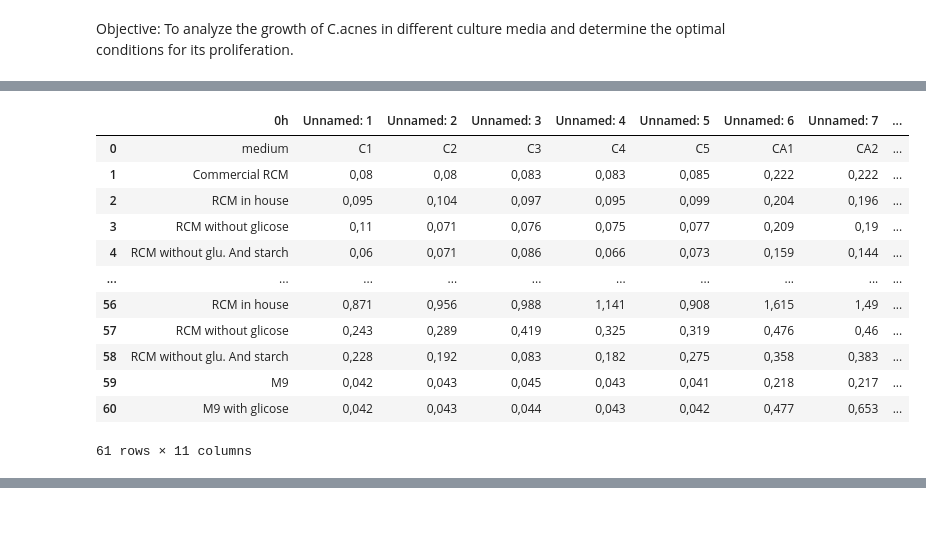
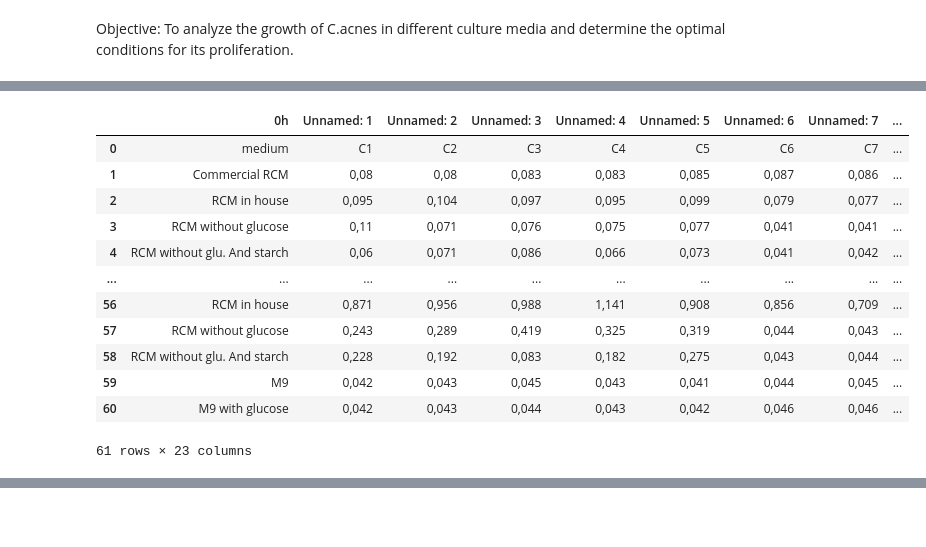
Before and after one commit to Marcosv21/Sialic_Acid_Cross-Feeding-Staphylococcus_aureus_and_Commensals_in_Atopic_Dermatitis., a Jupyter notebook: in_vitro_analysis/growth_analysis.ipynb, the cells around one changed output, grey strips where cells are left out. Saved outputs shown, nothing was run; the diff lists cells and outputs as text; code cells hidden in the pictures.

```diff
--- a/in_vitro_analysis/growth_analysis.ipynb
+++ b/in_vitro_analysis/growth_analysis.ipynb
@@ -32,25 +29,25 @@ Requirement already satisfied: six>=1.5 in ./miniconda3/lib/python3.13/site-pack
 # %%
 # Change growth table
 import pandas as pd
 
-df = pd.read_csv('/home/marcos/in vitro/growth_rcmxm9C.acnes/Experiment1/growth_data.csv', sep=',', decimal=',')
-output = '/home/marcos/in vitro/growth_rcmxm9C.acnes/Experiment1'
+df = pd.read_csv('/home/marcos/in vitro/growth_rcmxm9C.acnes/Experiment/growth_data.csv', sep=',', decimal=',')
+output = '/home/marcos/in vitro/growth_rcmxm9C.acnes/Experiment'
 
 display(df)
 # %% [output]
 |  | 0h | Unnamed: 1 | Unnamed: 2 | Unnamed: 3 | Unnamed: 4 | Unnamed: 5 | Unnamed: 6 | Unnamed: 7 | ... |
-| 0 | medium | C1 | C2 | C3 | C4 | C5 | CA1 | CA2 | ... |
-| 1 | Commercial RCM | 0,08 | 0,08 | 0,083 | 0,083 | 0,085 | 0,222 | 0,222 | ... |
-| 2 | RCM in house | 0,095 | 0,104 | 0,097 | 0,095 | 0,099 | 0,204 | 0,196 | ... |
-| 3 | RCM without glicose | 0,11 | 0,071 | 0,076 | 0,075 | 0,077 | 0,209 | 0,19 | ... |
-| 4 | RCM without glu. And starch | 0,06 | 0,071 | 0,086 | 0,066 | 0,073 | 0,159 | 0,144 | ... |
+| 0 | medium | C1 | C2 | C3 | C4 | C5 | C6 | C7 | ... |
+| 1 | Commercial RCM | 0,08 | 0,08 | 0,083 | 0,083 | 0,085 | 0,087 | 0,086 | ... |
+| 2 | RCM in house | 0,095 | 0,104 | 0,097 | 0,095 | 0,099 | 0,079 | 0,077 | ... |
+| 3 | RCM without glucose | 0,11 | 0,071 | 0,076 | 0,075 | 0,077 | 0,041 | 0,041 | ... |
+| 4 | RCM without glu. And starch | 0,06 | 0,071 | 0,086 | 0,066 | 0,073 | 0,041 | 0,042 | ... |
 | ... | ... | ... | ... | ... | ... | ... | ... | ... | ... |
-| 56 | RCM in house | 0,871 | 0,956 | 0,988 | 1,141 | 0,908 | 1,615 | 1,49 | ... |
-| 57 | RCM without glicose | 0,243 | 0,289 | 0,419 | 0,325 | 0,319 | 0,476 | 0,46 | ... |
-| 58 | RCM without glu. And starch | 0,228 | 0,192 | 0,083 | 0,182 | 0,275 | 0,358 | 0,383 | ... |
-| 59 | M9 | 0,042 | 0,043 | 0,045 | 0,043 | 0,041 | 0,218 | 0,217 | ... |
-| 60 | M9 with glicose | 0,042 | 0,043 | 0,044 | 0,043 | 0,042 | 0,477 | 0,653 | ... |
+| 56 | RCM in house | 0,871 | 0,956 | 0,988 | 1,141 | 0,908 | 0,856 | 0,709 | ... |
+| 57 | RCM without glucose | 0,243 | 0,289 | 0,419 | 0,325 | 0,319 | 0,044 | 0,043 | ... |
+| 58 | RCM without glu. And starch | 0,228 | 0,192 | 0,083 | 0,182 | 0,275 | 0,043 | 0,044 | ... |
+| 59 | M9 | 0,042 | 0,043 | 0,045 | 0,043 | 0,041 | 0,044 | 0,045 | ... |
+| 60 | M9 with glucose | 0,042 | 0,043 | 0,044 | 0,043 | 0,042 | 0,046 | 0,046 | ... |
-61 rows × 11 columns
+61 rows × 23 columns
 # %%
 # Definig the colors for each medium
 colors = {
```
Also changed, not shown: parts of 12 cells of this notebook, 5 other files.
